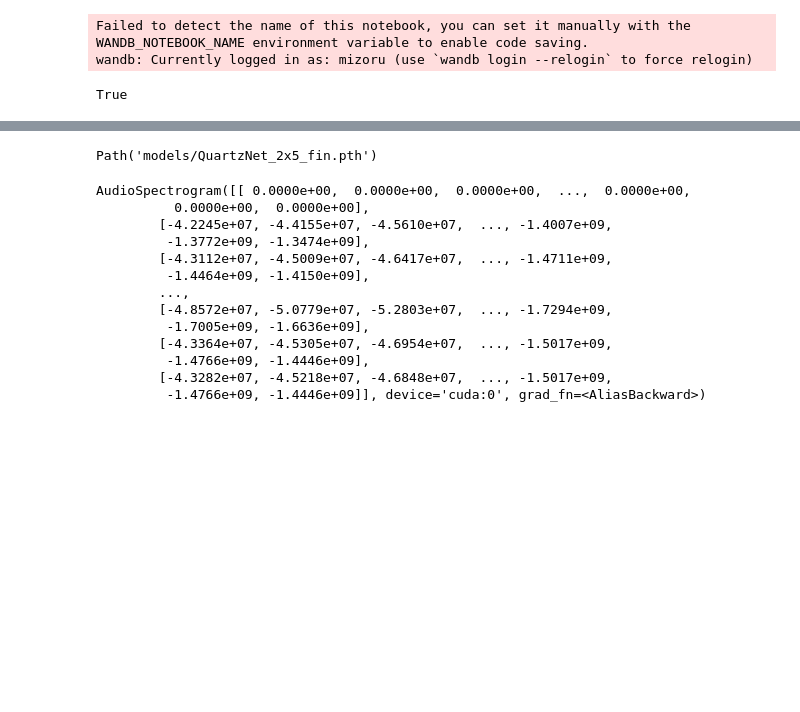
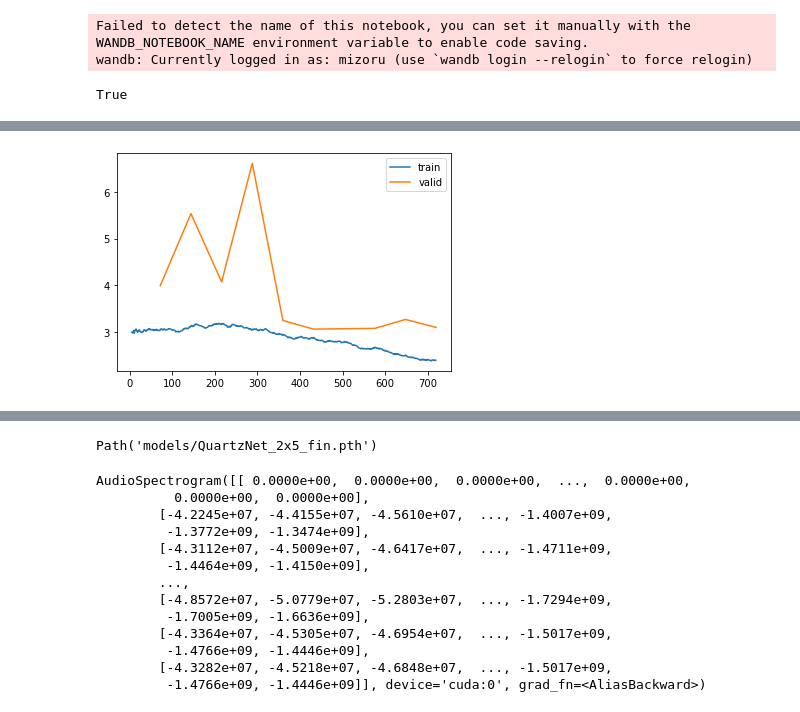
Before and after one commit to mizoru/pronunciation-trainer, a Jupyter notebook: training-QuartzNet.ipynb, the cells around one changed output, grey strips where cells are left out. Cells and saved outputs as stored; diff of their text form; code cells hidden in the pictures; blank space fills up the shorter version.

```diff
--- a/training-QuartzNet.ipynb
+++ b/training-QuartzNet.ipynb
@@ -414,2 +393,0 @@ SuggestedLRs(valley=0.0002290867705596611)
-# %%
-learn.fit_one_cycle(5, slice(1e-6,1e-3))
@@ -436,2 +393,0 @@ learn.recorder.plot_lr_find(28)
-# %%
-learn.fit_one_cycle(10, slice(1e-6,1e-3))
@@ -467,2 +393,0 @@ wandb: Network error (ReadTimeout), entering retry loop.
-# %%
-learn.fit_one_cycle(5, slice(5e-7, 2e-4))
@@ -481,0 +400,2 @@ TypeError: 'slice' object is not iterable
+# %%
+learn.fit_one_cycle(10, slice(1e-6, 5e-4))
@@ -481,0 +417,4 @@ TypeError: 'slice' object is not iterable
+# %%
+learn.recorder.plot_loss()
+# %% [output]
+[figure, added]
```
Also changed, not shown: parts of 30 cells of this notebook.
